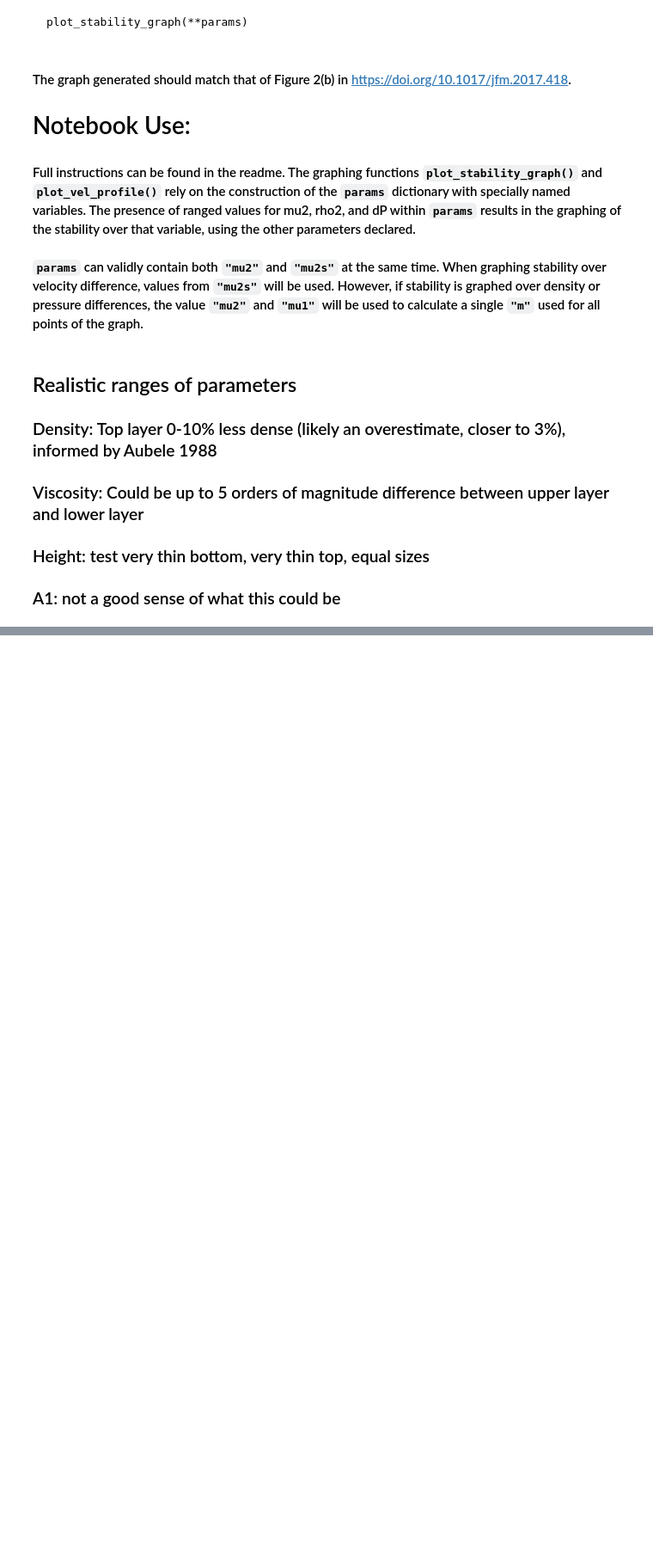
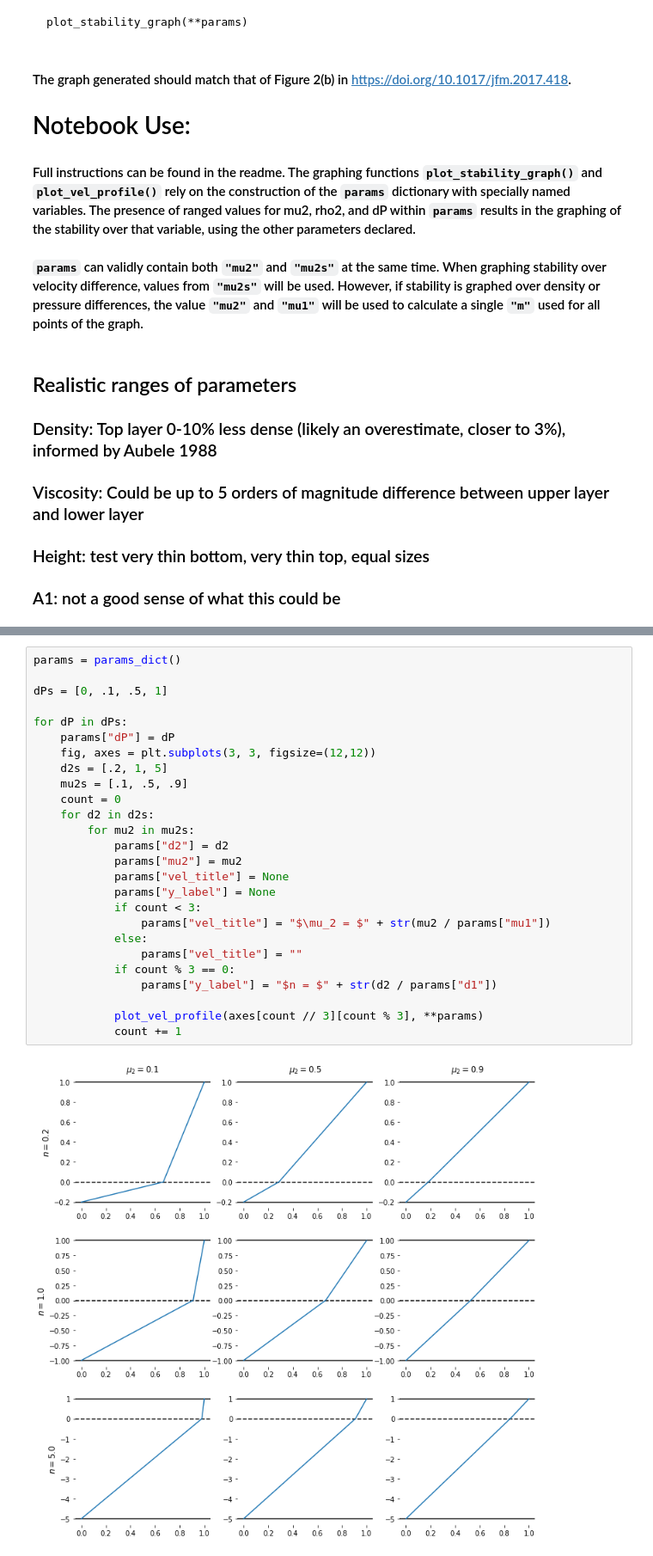
Before and after one commit to saspinner/pahoehoetoaa, a Jupyter notebook: stability_simulations.ipynb, the cells around one changed output, grey strips where cells are left out. Shown at 86% size. Cells and saved outputs as stored; diff of their text form; blank space fills up the shorter version.

```diff
--- a/stability_simulations.ipynb
+++ b/stability_simulations.ipynb
@@ -93,0 +108,28 @@ updates as of 2:56
+# %%
+params = params_dict()
+
+dPs = [0, .1, .5, 1]
+
+for dP in dPs:
+    params["dP"] = dP
+    fig, axes = plt.subplots(3, 3, figsize=(12,12))
+    d2s = [.2, 1, 5]
+    mu2s = [.1, .5, .9]
+    count = 0
+    for d2 in d2s:
+        for mu2 in mu2s:
+            params["d2"] = d2
+            params["mu2"] = mu2
+            params["vel_title"] = None
+            params["y_label"] = None
+            if count < 3:
+                params["vel_title"] = "$\mu_2 = $" + str(mu2 / params["mu1"])
+            else:
+                params["vel_title"] = ""
+            if count % 3 == 0:
+                params["y_label"] = "$n = $" + str(d2 / params["d1"])
+
+            plot_vel_profile(axes[count // 3][count % 3], **params)
+            count += 1
+# %% [output]
+[figure, added]
```
Also changed, not shown: parts of 5 cells of this notebook, 1 other file.
